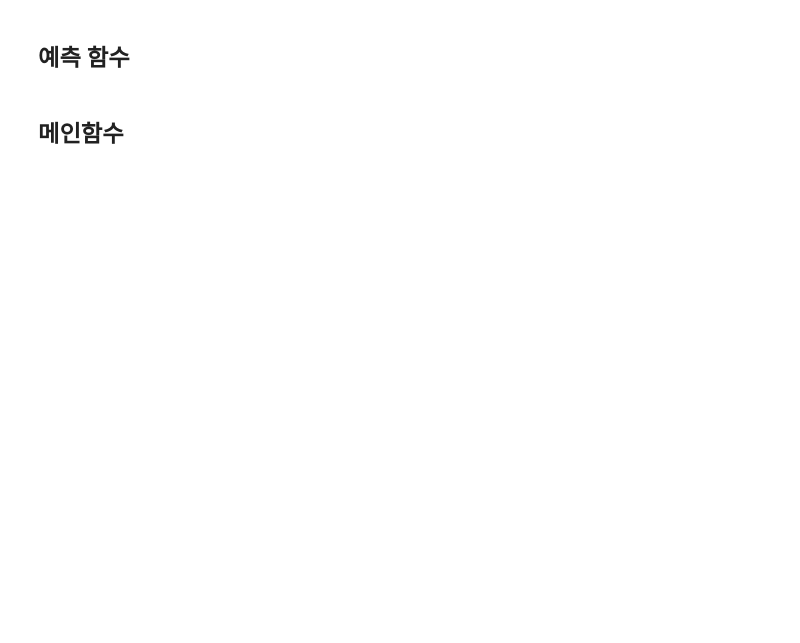
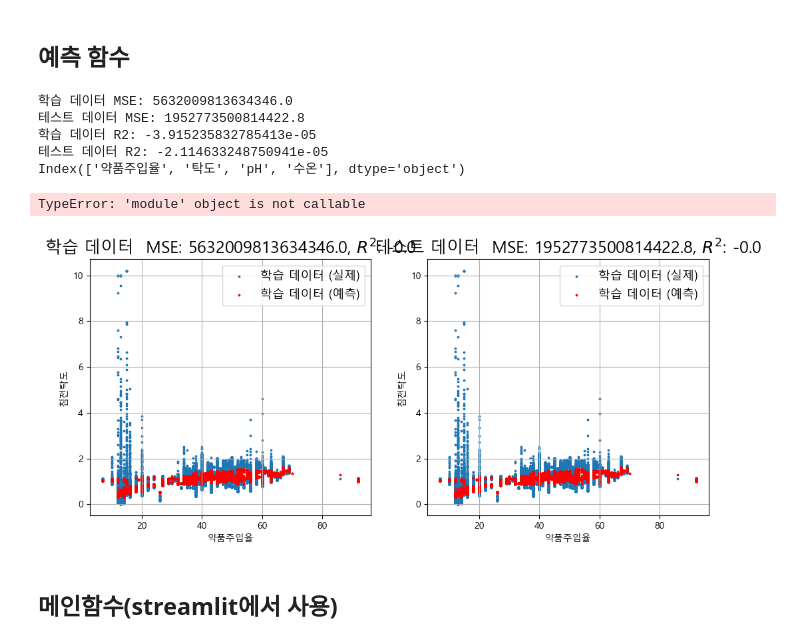
Before and after one commit to SANJEON/KPro_HB, a Jupyter notebook: 250428_streamlit/CA_Water.ipynb, the cells around one changed output. Saved outputs shown, nothing was run; the diff lists cells and outputs as text; code cells hidden in the pictures; blank space fills up the shorter version.

```diff
--- a/250428_streamlit/CA_Water.ipynb
+++ b/250428_streamlit/CA_Water.ipynb
@@ -104,6 +174,9 @@ df_raw.describe()
 ## 예측 함수
 # %%
 def run(target, input, max_depth, n_estimators, learning_rate, subsample):
+
+    # Streamlit에서 사용하는 코드는 주석처리 후
+    # 주피터 노트북 출력코드로 변경
 
     Xt, Xts, yt, yts = train_test_split(input, target, test_size=0.2, shuffle=False)
 
@@ -123,13 +196,19 @@ def run(target, input, max_depth, n_estimators, learning_rate, subsample):
 
     mse_train = mean_squared_error(10**yt, 10**yt_pred)
     mse_test = mean_squared_error(10**yts, 10**yts_pred)
-    st.write(f"학습 데이터 MSE: {mse_train}")
-    st.write(f"테스트 데이터 MSE: {mse_test}")
+    # st.write(f"학습 데이터 MSE: {mse_train}")
+    # st.write(f"테스트 데이터 MSE: {mse_test}")
+
+    print(f"학습 데이터 MSE: {mse_train}")
+    print(f"테스트 데이터 MSE: {mse_test}")
 
     r2_train = r2_score(10**yt, 10**yt_pred)
     r2_test = r2_score(10**yts, 10**yts_pred)
-    st.write(f"학습 데이터 R2: {r2_train}")
-    st.write(f"테스트 데이터 R2: {r2_test}")
+    # st.write(f"학습 데이터 R2: {r2_train}")
+    # st.write(f"테스트 데이터 R2: {r2_test}")
+
+    print(f"학습 데이터 R2: {r2_train}")
+    print(f"테스트 데이터 R2: {r2_test}")
 
     fig, axes = plt.subplots(1, 2, figsize=(12, 5))
     ax = axes[0]
@@ -138,11 +217,9 @@ def run(target, input, max_depth, n_estimators, learning_rate, subsample):
     ax.scatter(Xt.iloc[:, 0], yt_pred, s=3, label="학습 데이터 (예측)", c="r")
     ax.grid()
     ax.legend(fontsize=13)
-    # ax.set_xlabel("로그 원수 탁도")
-    # ax.set_ylabel("로그 응집제 주입률")
 
     ax.set_xlabel(input.columns[0])
-    ax.set_ylabel(target.columns[0])
+    ax.set_ylabel(target.name)
 
     ax.set_title(
         rf"학습 데이터  MSE: {round(mse_train, 4)}, $R^2$: {round(r2_train, 2)}",
@@ -160,14 +237,34 @@ def run(target, input, max_depth, n_estimators, learning_rate, subsample):
     ax.legend(fontsize=13)
 
     ax.set_xlabel(input.columns[0])
-    ax.set_ylabel(target.columns[0])
+    ax.set_ylabel(target.name)
 
     ax.set_title(
         rf"테스트 데이터  MSE: {round(mse_test, 4)}, $R^2$: {round(r2_test, 2)}",
         fontsize=18,
     )
 
-    st.pyplot(fig)
+    # st.pyplot(fig)
+    plt.show()
+# %%
+dff = df.copy()
+
+col = dff['침전탁도']
+filtered_col = dff[["약품주입율", "탁도", "pH", "수온"]]
+max_depth = 3
+n_estimators = 50
+learning_rate = 0.1
+subsample = 0.8
+
+run(col, filtered_col, max_depth, n_estimators, learning_rate, subsample)
+# %% [output]
+학습 데이터 MSE: 5632009813634346.0
+테스트 데이터 MSE: 1952773500814422.8
+학습 데이터 R2: -3.915235832785413e-05
+테스트 데이터 R2: -2.114633248750941e-05
+Index(['약품주입율', '탁도', 'pH', '수온'], dtype='object')
+TypeError: 'module' object is not callable
+[figure, added]
 # %% [markdown]
-## 메인함수
+## 메인함수(streamlit에서 사용)
 # %%
```
Also changed, not shown: parts of 12 cells of this notebook, 2 other files.
